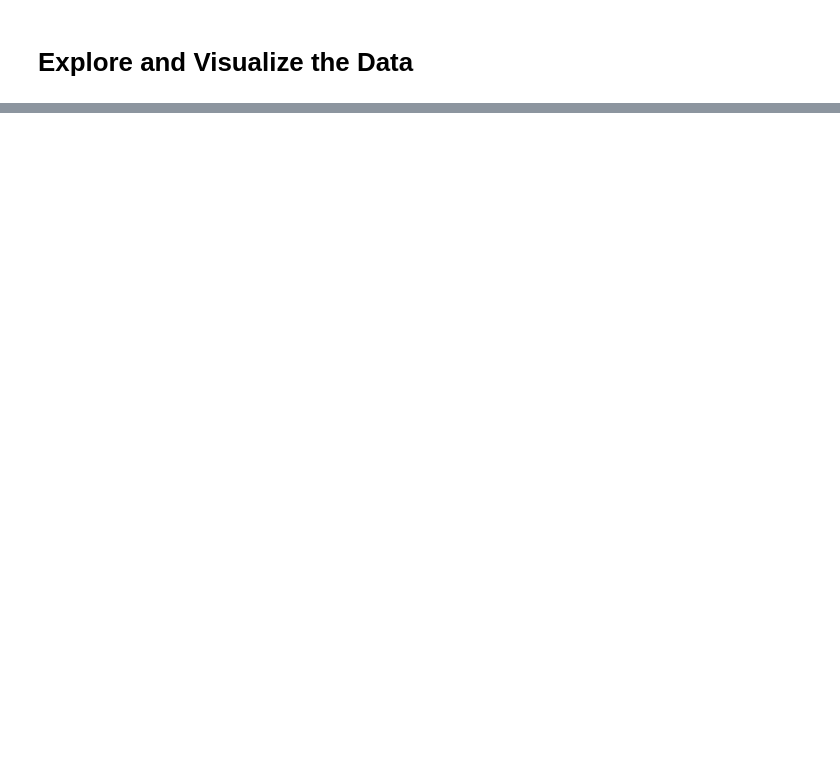
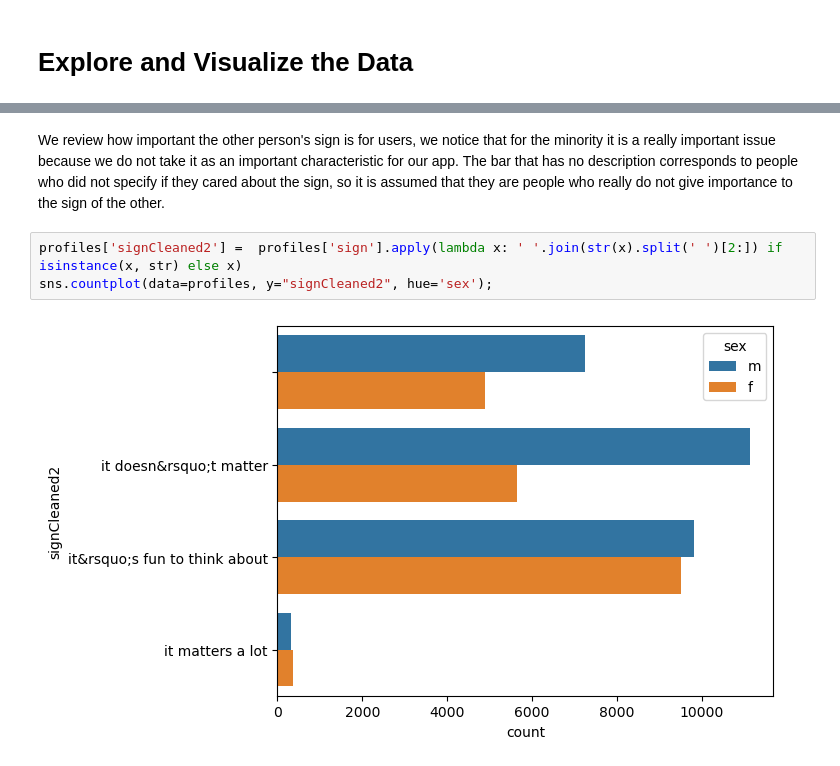
Before and after one commit to LuisZCR/OkCupid-Data-a-Scientist, a Jupyter notebook: date-a-scientist.ipynb, the cells around one changed output, grey strips where cells are left out. Drawn from its saved outputs; the diff is of its cells as text; blank space fills up the shorter version.

```diff
--- a/date-a-scientist.ipynb
+++ b/date-a-scientist.ipynb
@@ -85,0 +180,7 @@ test.to_csv('profiles_test.csv', index = False)
+# %% [markdown]
+We review how important the other person's sign is for users, we notice that for the minority it is a really important issue because we do not take it as an important characteristic for our app. The bar that has no description corresponds to people who did not specify if they cared about the sign, so it is assumed that they are people who really do not give importance to the sign of the other.
+# %%
+profiles['signCleaned2'] =  profiles['sign'].apply(lambda x: ' '.join(str(x).split(' ')[2:]) if isinstance(x, str) else x)
+sns.countplot(data=profiles, y="signCleaned2", hue='sex');
+# %% [output]
+[figure, added]
```
Also changed, not shown: parts of 59 cells of this notebook.
